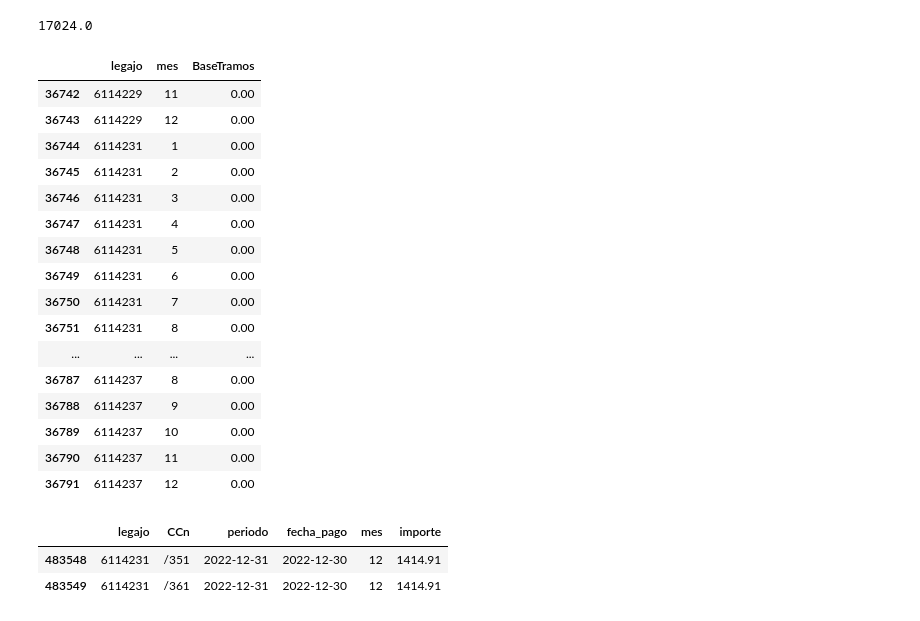
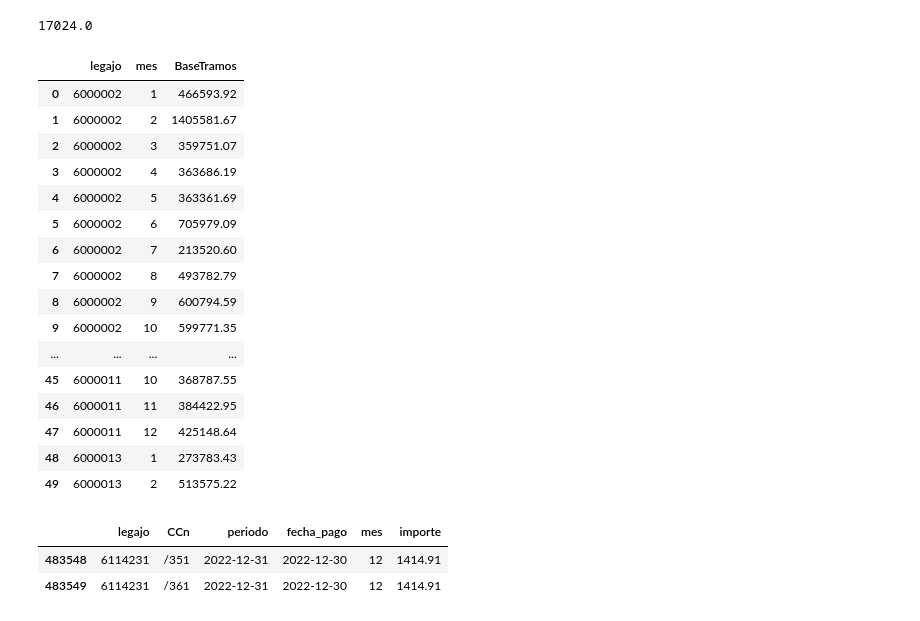
Before and after one commit to casasrodri/ganancias-cuarta-categoria, a Jupyter notebook: pruebasPau.ipynb, the cells around one changed output. Cells and saved outputs as stored; diff of their text form; code cells hidden in the pictures.

```diff
--- a/pruebasPau.ipynb
+++ b/pruebasPau.ipynb
@@ -69,26 +88,26 @@ TablasTramo2.deduccion(2,250_000)
 # %%
 from deducciones.incremental.calculo import *
 BASES_DEDUC_INCREM.head(30)
-df[df["CCn"].eq("/S02")]
-BASES_DEDUC_INCREM.tail(50)
+#df[df["CCn"].eq("/111")]
+BASES_DEDUC_INCREM.head(50)
 # %% [output]
 |  | legajo | mes | BaseTramos |
-| 36742 | 6114229 | 11 | 0.00 |
-| 36743 | 6114229 | 12 | 0.00 |
-| 36744 | 6114231 | 1 | 0.00 |
-| 36745 | 6114231 | 2 | 0.00 |
-| 36746 | 6114231 | 3 | 0.00 |
-| 36747 | 6114231 | 4 | 0.00 |
-| 36748 | 6114231 | 5 | 0.00 |
-| 36749 | 6114231 | 6 | 0.00 |
-| 36750 | 6114231 | 7 | 0.00 |
-| 36751 | 6114231 | 8 | 0.00 |
+| 0 | 6000002 | 1 | 466593.92 |
+| 1 | 6000002 | 2 | 1405581.67 |
+| 2 | 6000002 | 3 | 359751.07 |
+| 3 | 6000002 | 4 | 363686.19 |
+| 4 | 6000002 | 5 | 363361.69 |
+| 5 | 6000002 | 6 | 705979.09 |
+| 6 | 6000002 | 7 | 213520.60 |
+| 7 | 6000002 | 8 | 493782.79 |
+| 8 | 6000002 | 9 | 600794.59 |
+| 9 | 6000002 | 10 | 599771.35 |
 | ... | ... | ... | ... |
-| 36787 | 6114237 | 8 | 0.00 |
-| 36788 | 6114237 | 9 | 0.00 |
-| 36789 | 6114237 | 10 | 0.00 |
-| 36790 | 6114237 | 11 | 0.00 |
-| 36791 | 6114237 | 12 | 0.00 |
+| 45 | 6000011 | 10 | 368787.55 |
+| 46 | 6000011 | 11 | 384422.95 |
+| 47 | 6000011 | 12 | 425148.64 |
+| 48 | 6000013 | 1 | 273783.43 |
+| 49 | 6000013 | 2 | 513575.22 |
 # %%
 from data import CWTR
 CWTR[CWTR["legajo"].eq(6114231)]
```
Also changed, not shown: parts of 8 cells of this notebook, 15 other files.
